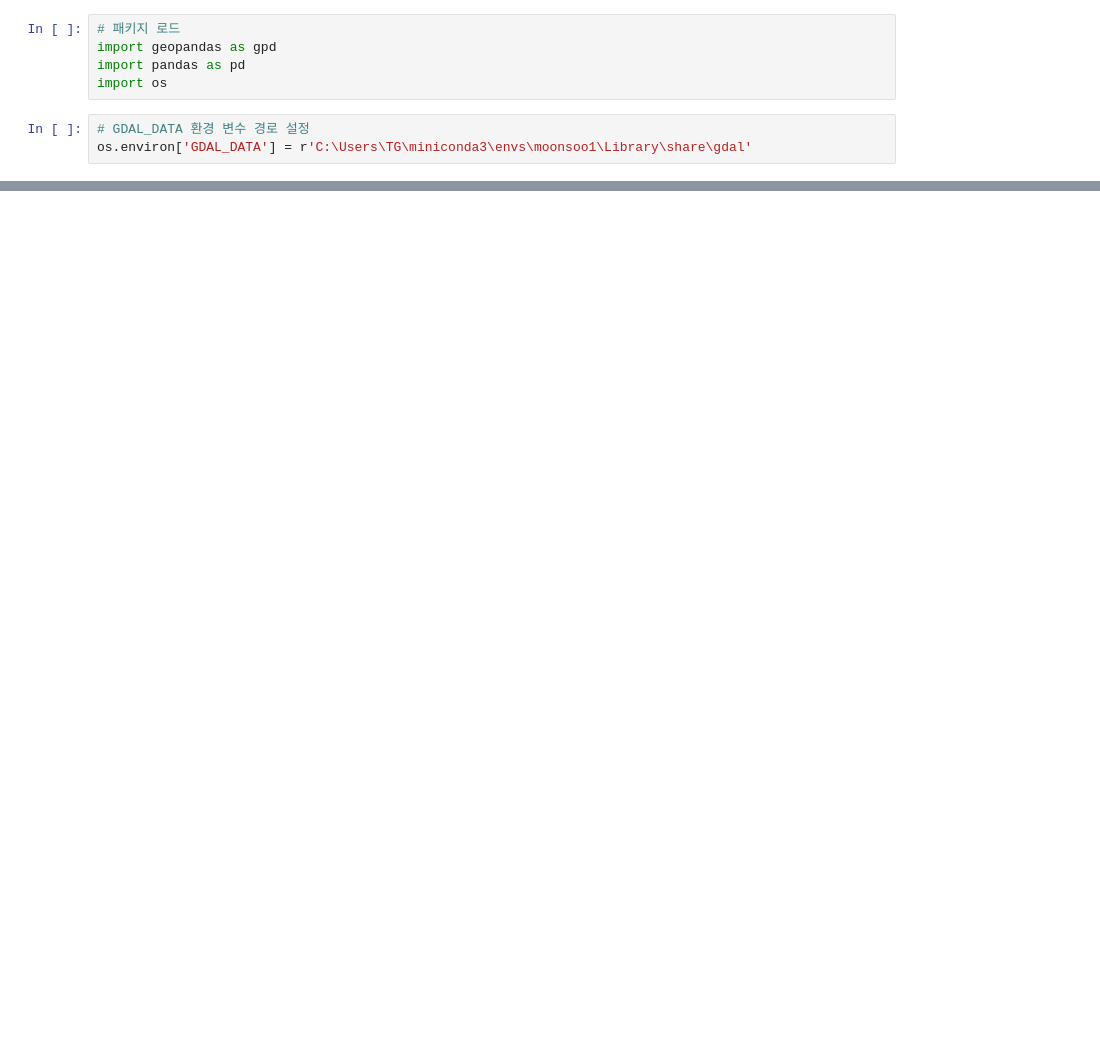
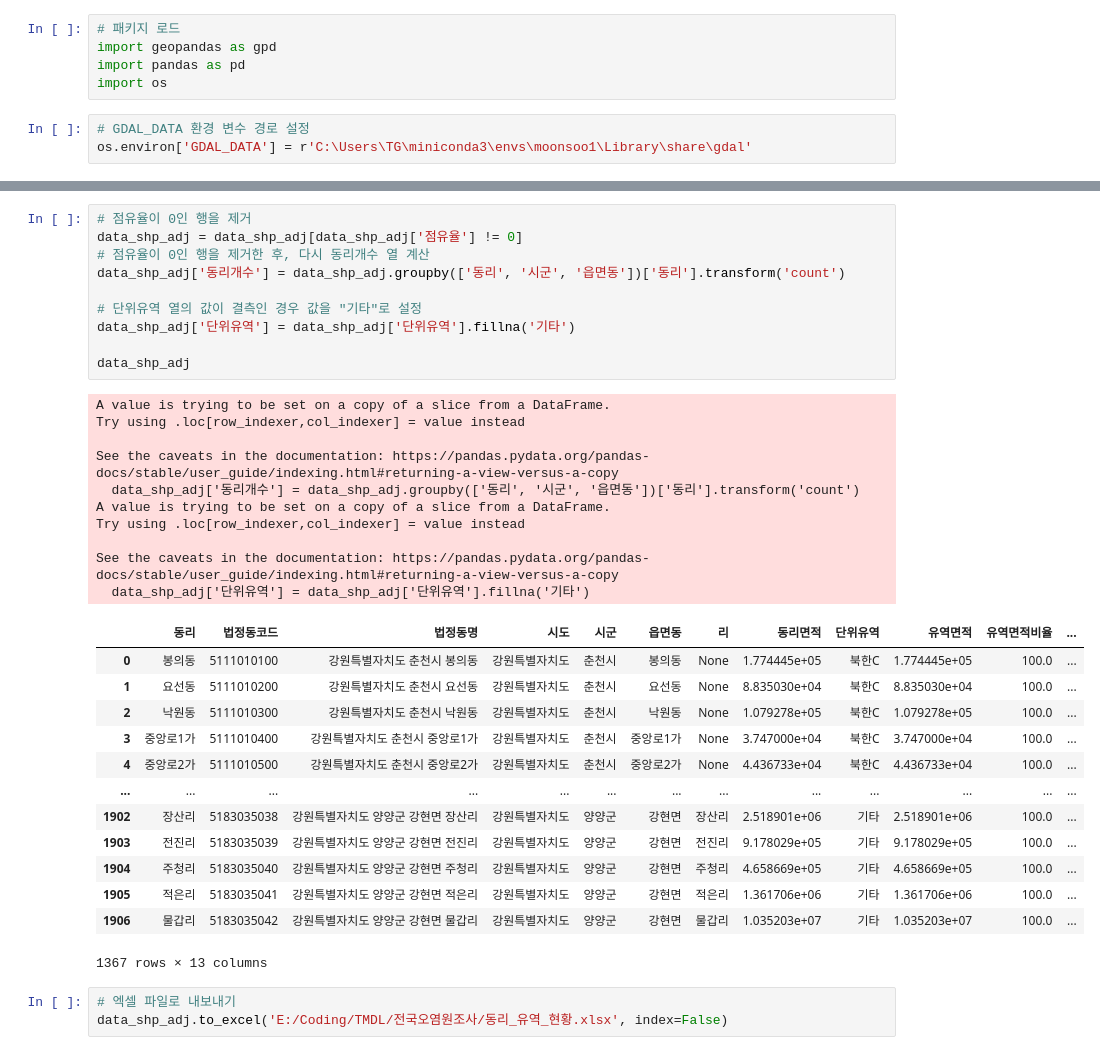
Before and after one commit to cms0416/TMDL, a Jupyter notebook: Script_Python/동리유역면적shp파일정리.ipynb, the cells around one changed output, grey strips where cells are left out. Saved outputs shown, nothing was run; the diff lists cells and outputs as text; blank space fills up the shorter version.

```diff
--- a/Script_Python/동리유역면적shp파일정리.ipynb
+++ b/Script_Python/동리유역면적shp파일정리.ipynb
@@ -76,0 +129,37 @@ data_shp
+# %%
+# 점유율이 0인 행을 제거
+data_shp_adj = data_shp_adj[data_shp_adj['점유율'] != 0]
+# 점유율이 0인 행을 제거한 후, 다시 동리개수 열 계산
+data_shp_adj['동리개수'] = data_shp_adj.groupby(['동리', '시군', '읍면동'])['동리'].transform('count')
+
+# 단위유역 열의 값이 결측인 경우 값을 "기타"로 설정
+data_shp_adj['단위유역'] = data_shp_adj['단위유역'].fillna('기타')
+
+data_shp_adj
+# %% [output]
+A value is trying to be set on a copy of a slice from a DataFrame.
+Try using .loc[row_indexer,col_indexer] = value instead
+
+See the caveats in the documentation: https://pandas.pydata.org/pandas-docs/stable/user_guide/indexing.html#returning-a-view-versus-a-copy
+  data_shp_adj['동리개수'] = data_shp_adj.groupby(['동리', '시군', '읍면동'])['동리'].transform('count')
+A value is trying to be set on a copy of a slice from a DataFrame.
+Try using .loc[row_indexer,col_indexer] = value instead
+
+See the caveats in the documentation: https://pandas.pydata.org/pandas-docs/stable/user_guide/indexing.html#returning-a-view-versus-a-copy
+  data_shp_adj['단위유역'] = data_shp_adj['단위유역'].fillna('기타')
+|  | 동리 | 법정동코드 | 법정동명 | 시도 | 시군 | 읍면동 | 리 | 동리면적 | 단위유역 | 유역면적 | 유역면적비율 | ... |
+| 0 | 봉의동 | 5111010100 | 강원특별자치도 춘천시 봉의동 | 강원특별자치도 | 춘천시 | 봉의동 | None | 1.774445e+05 | 북한C | 1.774445e+05 | 100.0 | ... |
+| 1 | 요선동 | 5111010200 | 강원특별자치도 춘천시 요선동 | 강원특별자치도 | 춘천시 | 요선동 | None | 8.835030e+04 | 북한C | 8.835030e+04 | 100.0 | ... |
+| 2 | 낙원동 | 5111010300 | 강원특별자치도 춘천시 낙원동 | 강원특별자치도 | 춘천시 | 낙원동 | None | 1.079278e+05 | 북한C | 1.079278e+05 | 100.0 | ... |
+| 3 | 중앙로1가 | 5111010400 | 강원특별자치도 춘천시 중앙로1가 | 강원특별자치도 | 춘천시 | 중앙로1가 | None | 3.747000e+04 | 북한C | 3.747000e+04 | 100.0 | ... |
+| 4 | 중앙로2가 | 5111010500 | 강원특별자치도 춘천시 중앙로2가 | 강원특별자치도 | 춘천시 | 중앙로2가 | None | 4.436733e+04 | 북한C | 4.436733e+04 | 100.0 | ... |
+| ... | ... | ... | ... | ... | ... | ... | ... | ... | ... | ... | ... | ... |
+| 1902 | 장산리 | 5183035038 | 강원특별자치도 양양군 강현면 장산리 | 강원특별자치도 | 양양군 | 강현면 | 장산리 | 2.518901e+06 | 기타 | 2.518901e+06 | 100.0 | ... |
+| 1903 | 전진리 | 5183035039 | 강원특별자치도 양양군 강현면 전진리 | 강원특별자치도 | 양양군 | 강현면 | 전진리 | 9.178029e+05 | 기타 | 9.178029e+05 | 100.0 | ... |
+| 1904 | 주청리 | 5183035040 | 강원특별자치도 양양군 강현면 주청리 | 강원특별자치도 | 양양군 | 강현면 | 주청리 | 4.658669e+05 | 기타 | 4.658669e+05 | 100.0 | ... |
+| 1905 | 적은리 | 5183035041 | 강원특별자치도 양양군 강현면 적은리 | 강원특별자치도 | 양양군 | 강현면 | 적은리 | 1.361706e+06 | 기타 | 1.361706e+06 | 100.0 | ... |
+| 1906 | 물갑리 | 5183035042 | 강원특별자치도 양양군 강현면 물갑리 | 강원특별자치도 | 양양군 | 강현면 | 물갑리 | 1.035203e+07 | 기타 | 1.035203e+07 | 100.0 | ... |
+1367 rows × 13 columns
+# %%
+# 엑셀 파일로 내보내기
+data_shp_adj.to_excel('E:/Coding/TMDL/전국오염원조사/동리_유역_현황.xlsx', index=False)
```
Also changed, not shown: parts of 4 cells of this notebook, 4 other files.
